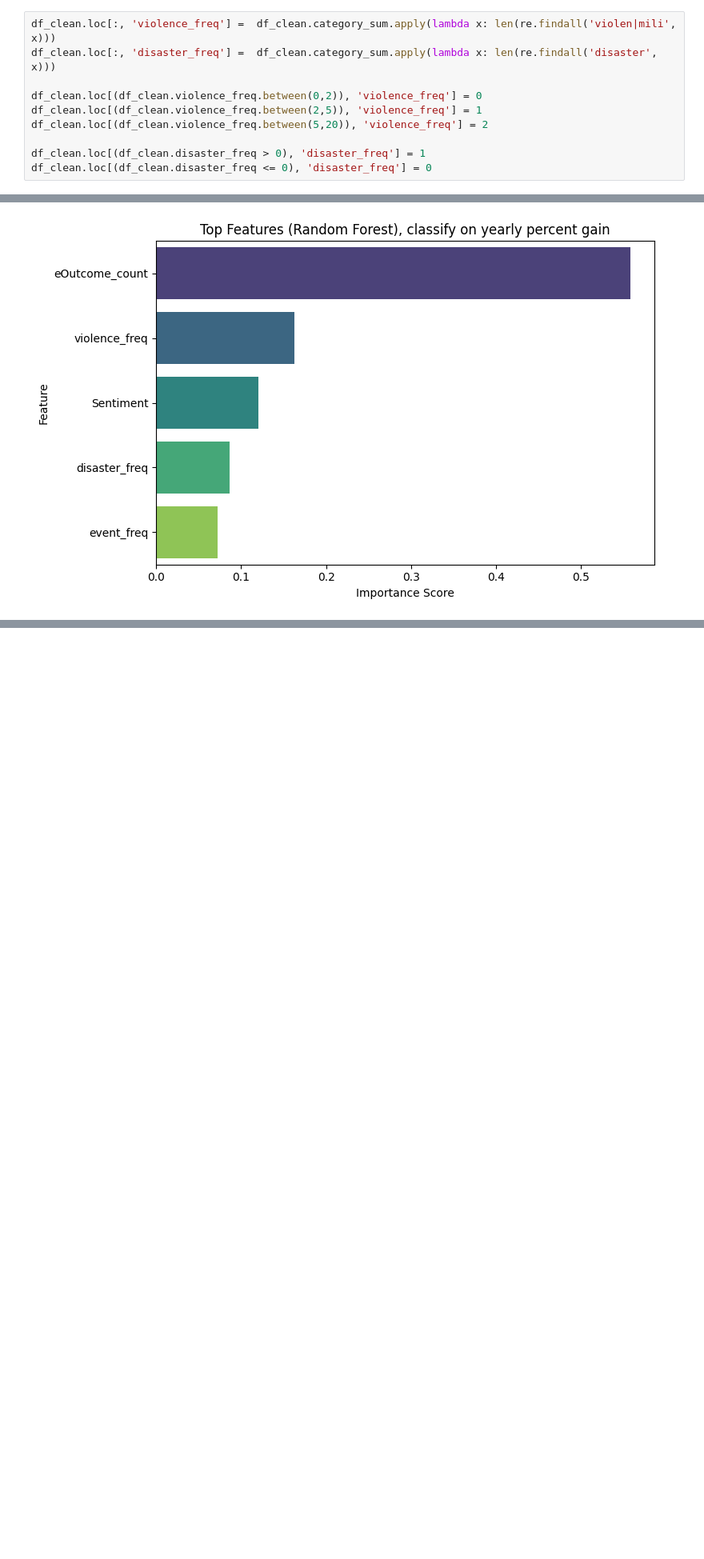
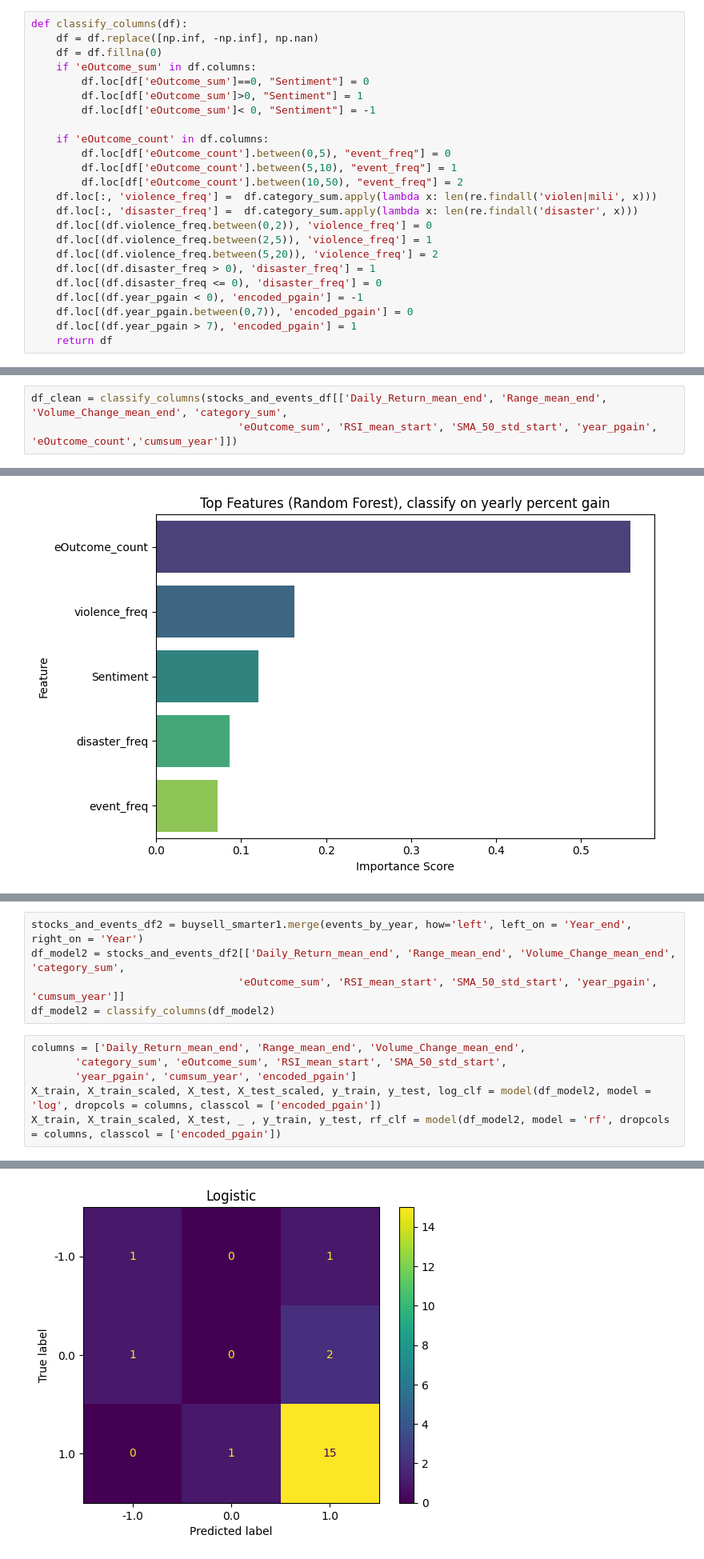
Before and after one commit to Omnomon/DSE200_finalProject, a Jupyter notebook: FinalProject/Final_Project_Fall2025_final.ipynb, the cells around one changed output, grey strips where cells are left out. Shown at 80% size. Cells and saved outputs as stored; diff of their text form; blank space fills up the shorter version.

```diff
--- a/FinalProject/Final_Project_Fall2025_final.ipynb
+++ b/FinalProject/Final_Project_Fall2025_final.ipynb
@@ -792,10 +734,24 @@ df_clean.loc[df_clean['eOutcome_count'].between(10,50), "event_freq"] = 2
 # %%
-df_clean.loc[:, 'violence_freq'] =  df_clean.category_sum.apply(lambda x: len(re.findall('violen|mili', x)))
-df_clean.loc[:, 'disaster_freq'] =  df_clean.category_sum.apply(lambda x: len(re.findall('disaster', x)))
+def classify_columns(df):
+    df = df.replace([np.inf, -np.inf], np.nan)
+    df = df.fillna(0)
+    if 'eOutcome_sum' in df.columns:
+        df.loc[df['eOutcome_sum']==0, "Sentiment"] = 0
+        df.loc[df['eOutcome_sum']>0, "Sentiment"] = 1
+        df.loc[df['eOutcome_sum']< 0, "Sentiment"] = -1
 
-df_clean.loc[(df_clean.violence_freq.between(0,2)), 'violence_freq'] = 0
-df_clean.loc[(df_clean.violence_freq.between(2,5)), 'violence_freq'] = 1
-df_clean.loc[(df_clean.violence_freq.between(5,20)), 'violence_freq'] = 2
-
-df_clean.loc[(df_clean.disaster_freq > 0), 'disaster_freq'] = 1
-df_clean.loc[(df_clean.disaster_freq <= 0), 'disaster_freq'] = 0
+    if 'eOutcome_count' in df.columns:
+        df.loc[df['eOutcome_count'].between(0,5), "event_freq"] = 0
+        df.loc[df['eOutcome_count'].between(5,10), "event_freq"] = 1
+        df.loc[df['eOutcome_count'].between(10,50), "event_freq"] = 2
+    df.loc[:, 'violence_freq'] =  df.category_sum.apply(lambda x: len(re.findall('violen|mili', x)))
+    df.loc[:, 'disaster_freq'] =  df.category_sum.apply(lambda x: len(re.findall('disaster', x)))
+    df.loc[(df.violence_freq.between(0,2)), 'violence_freq'] = 0
+    df.loc[(df.violence_freq.between(2,5)), 'violence_freq'] = 1
+    df.loc[(df.violence_freq.between(5,20)), 'violence_freq'] = 2
+    df.loc[(df.disaster_freq > 0), 'disaster_freq'] = 1
+    df.loc[(df.disaster_freq <= 0), 'disaster_freq'] = 0
+    df.loc[(df.year_pgain < 0), 'encoded_pgain'] = -1
+    df.loc[(df.year_pgain.between(0,7)), 'encoded_pgain'] = 0
+    df.loc[(df.year_pgain > 7), 'encoded_pgain'] = 1
+    return df
@@ -805,0 +758,3 @@ df_clean.loc[(df_clean.year_pgain > 7), 'encoded_pgain'] = 1
+# %%
+df_clean = classify_columns(stocks_and_events_df[['Daily_Return_mean_end', 'Range_mean_end', 'Volume_Change_mean_end', 'category_sum',
+                                 'eOutcome_sum', 'RSI_mean_start', 'SMA_50_std_start', 'year_pgain', 'eOutcome_count','cumsum_year']])
@@ -1293,0 +1271,12 @@ Passing `palette` without assigning `hue` is deprecated and will be removed in v
+# %%
+stocks_and_events_df2 = buysell_smarter1.merge(events_by_year, how='left', left_on = 'Year_end', right_on = 'Year')
+df_model2 = stocks_and_events_df2[['Daily_Return_mean_end', 'Range_mean_end', 'Volume_Change_mean_end', 'category_sum',
+                                 'eOutcome_sum', 'RSI_mean_start', 'SMA_50_std_start', 'year_pgain', 'cumsum_year']]
+df_model2 = classify_columns(df_model2)
+# %%
+columns = ['Daily_Return_mean_end', 'Range_mean_end', 'Volume_Change_mean_end',
+       'category_sum', 'eOutcome_sum', 'RSI_mean_start', 'SMA_50_std_start',
+       'year_pgain', 'cumsum_year', 'encoded_pgain']
+X_train, X_train_scaled, X_test, X_test_scaled, y_train, y_test, log_clf = model(df_model2, model = 'log', dropcols = columns, classcol = ['encoded_pgain'])
+X_train, X_train_scaled, X_test, _ , y_train, y_test, rf_clf = model(df_model2, model = 'rf', dropcols = columns, classcol = ['encoded_pgain'])
+# %% [output]
@@ -1293,0 +1300 @@ Passing `palette` without assigning `hue` is deprecated and will be removed in v
+[figure, added]
```
Also changed, not shown: parts of 35 cells of this notebook.
